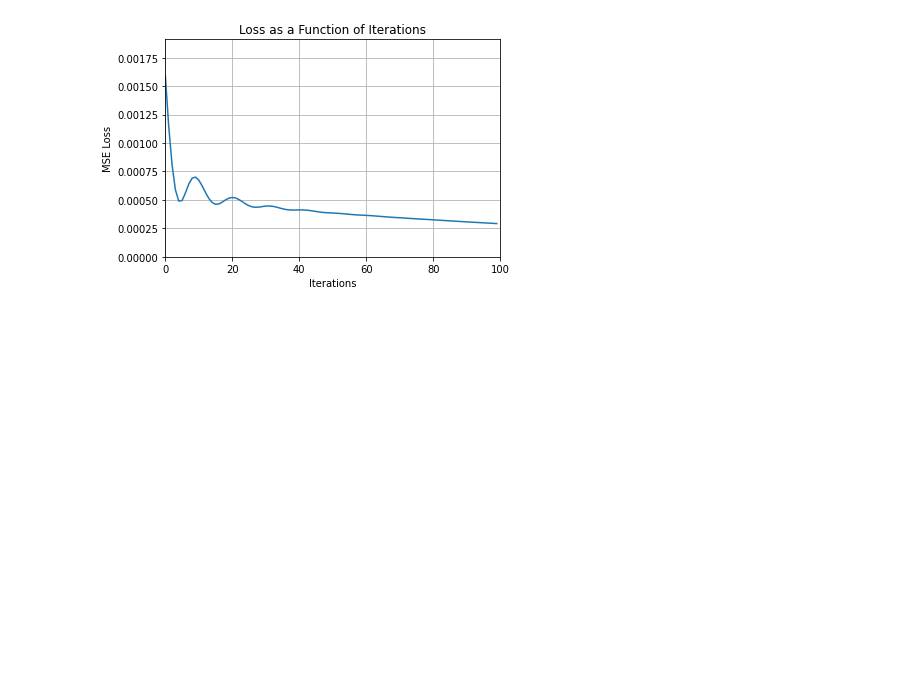
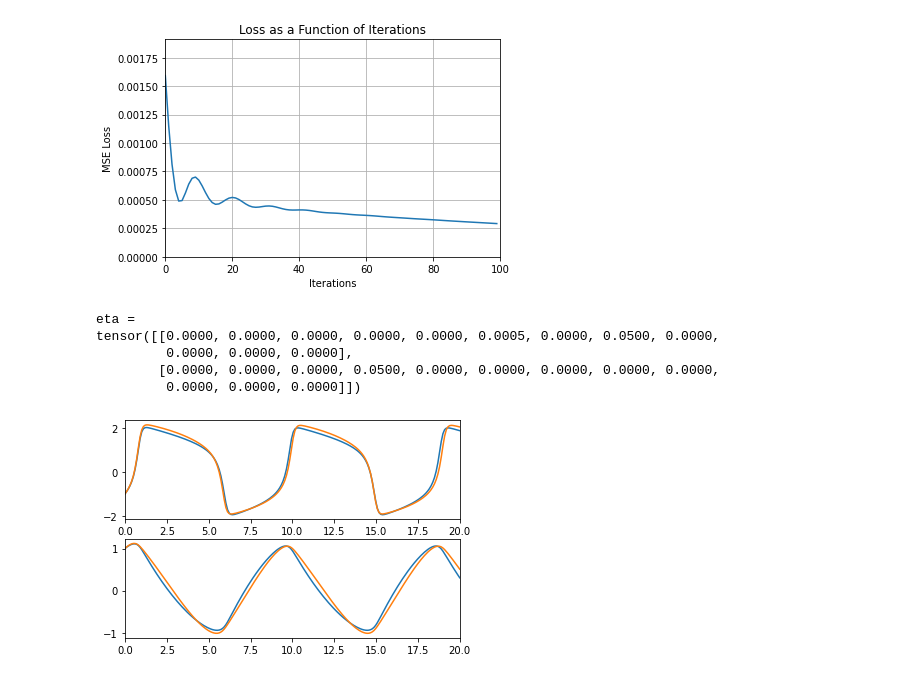
Before and after one commit to ariakoehler/dynamical-systems-learning, a Jupyter notebook: notebooks/testing-simple.ipynb, the cells around one changed output. Drawn from its saved outputs; the diff is of its cells as text; code cells hidden in the pictures; blank space fills up the shorter version.

```diff
--- a/notebooks/testing-simple.ipynb
+++ b/notebooks/testing-simple.ipynb
@@ -74,19 +97,0 @@ class OptimizeFitzhugh(torch.nn.Module):
-# %%
-N = 200
-ub = 20
-
-t_space = torch.linspace(0, ub, N)
-x0 = torch.tensor([-1.0, 1.0])
-x0.requires_grad_()
-tol = 10**-5
-
-true_eta = torch.tensor([[0.3, 0], [0, 0.05]], dtype=torch.float)
-true_FN = lambda t, x : FN_torch_modified(t, x, true_eta)
-true_soln = odeint(true_FN, x0, t_space)
-
-test_eta = torch.tensor(np.zeros((2,2)), dtype=torch.float)
-test_FN = lambda t, x : FN_torch_modified(t, x, test_eta)
-test_soln = odeint(test_FN, x0, t_space)
-
-print(true_soln)
-print(test_soln)
@@ -253,3 +223,47 @@ plt.grid()
 plt.show()
 # %% [output]
 [figure]
+# %%
+n_basis = 12
+
+true_eta = torch.zeros((2,n_basis), dtype=torch.float)
+non_zero = np.random.choice(range(2*n_basis), 3, replace=False)
+for ix in non_zero:
+    i = int(ix/n_basis)
+    j = int(ix)%n_basis
+    if j == 5 or j == 6:
+        true_eta[i,j] += 0.0005
+    else:
+        true_eta[i,j] += 0.05
+
+# true_eta = torch.tensor([[0,0,0,0,0,0,0,0,0,0,0.05,0], [0,0.05,0,0,0,0.005,0,0,0,0,0,0]], dtype=torch.float)
+
+print('eta = \n{}'.format(true_eta))
+
+fn_true = lambda t, x : FN_torch_modified_large(t, x, true_eta)
+
+N = 200
+ub = 20
+
+t_space = torch.linspace(0, ub, N)
+x0 = torch.tensor([-1.0, 1.0])
+soln = odeint(fn_true, x0, t_space)
+
+soln_unpert = odeint(FN_torch, x0, t_space)
+
+ax1 = plt.subplot(211)
+ax1.set_xlim(0,ub)
+plt.plot(t_space, soln_unpert[:,0])
+plt.plot(t_space, soln[:,0])
+
+ax2 = plt.subplot(212, sharex=ax1)
+plt.plot(t_space, soln_unpert[:,1])
+plt.plot(t_space, soln[:,1])
+plt.show()
+# %% [output]
+eta =
+tensor([[0.0000, 0.0000, 0.0000, 0.0000, 0.0000, 0.0005, 0.0000, 0.0500, 0.0000,
+         0.0000, 0.0000, 0.0000],
+        [0.0000, 0.0000, 0.0000, 0.0500, 0.0000, 0.0000, 0.0000, 0.0000, 0.0000,
+         0.0000, 0.0000, 0.0000]])
+[figure, added]
```
Also changed, not shown: parts of 10 cells of this notebook, 5 other files.
